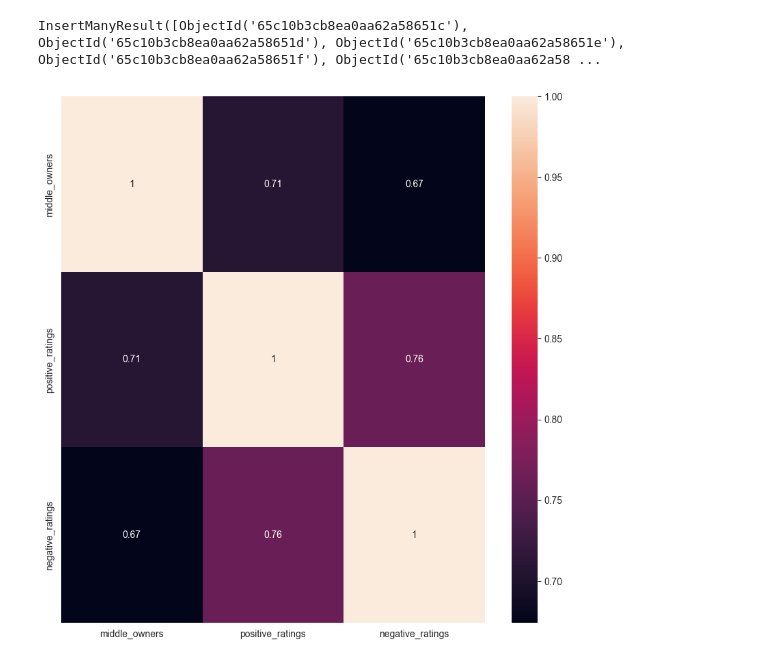
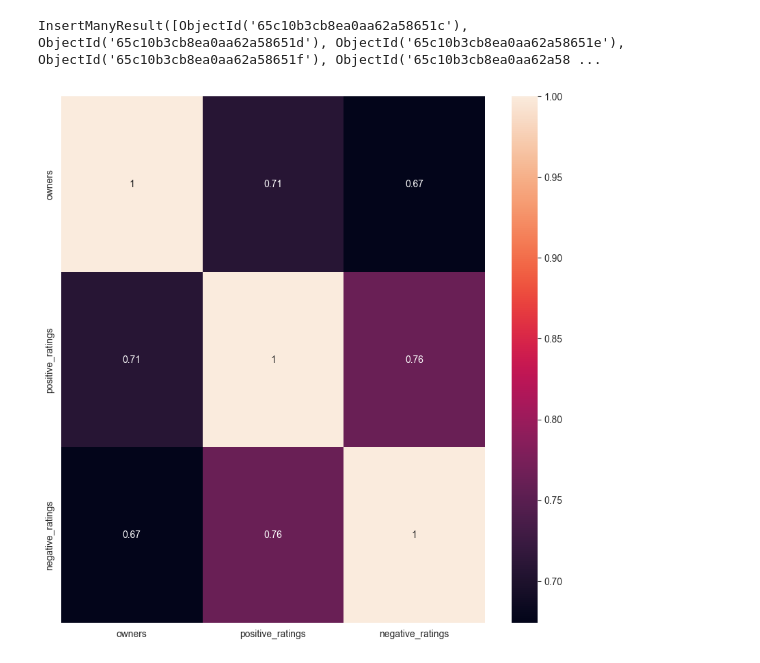
Before and after one commit to Bmknezev/ESOF-3675-Project, a Jupyter notebook: notebook.ipynb, the cells around one changed output. Cells and saved outputs as stored; diff of their text form; code cells hidden in the pictures.

```diff
--- a/notebook.ipynb
+++ b/notebook.ipynb
@@ -295,20 +303,14 @@ data_dict = games.to_dict("records")
 collection.insert_many(data_dict)
 # %% [output]
 InsertManyResult([ObjectId('65c10b3cb8ea0aa62a58651c'), ObjectId('65c10b3cb8ea0aa62a58651d'), ObjectId('65c10b3cb8ea0aa62a58651e'), ObjectId('65c10b3cb8ea0aa62a58651f'), ObjectId('65c10b3cb8ea0aa62a58 ...
-# %%
-
-
-# Normalize the owners, positive_ratings, and negative_ratings columns using StandardScaler
-scaler = StandardScaler()
-games[['middle_owners', 'positive_ratings', 'negative_ratings']] = scaler.fit_transform(games[['middle_owners', 'positive_ratings', 'negative_ratings']])
 # %%
 
 # display the normalized values in a heatmap
 fig, ax = plt.subplots(figsize=(10, 10))
-sns.heatmap(games[['middle_owners', 'positive_ratings', 'negative_ratings']].corr(), annot=True, ax=ax)
+sns.heatmap(games[['owners', 'positive_ratings', 'negative_ratings']].corr(), annot=True, ax=ax)
 plt.show()
 # %% [output]
-[figure, old version]
+[figure, new version]
 # %%
 # table of all columns with thier data type
 data_types = pd.DataFrame(games.dtypes, columns=['Data Type']).reset_index()
```
Also changed, not shown: parts of 8 cells of this notebook, 1 other file.
